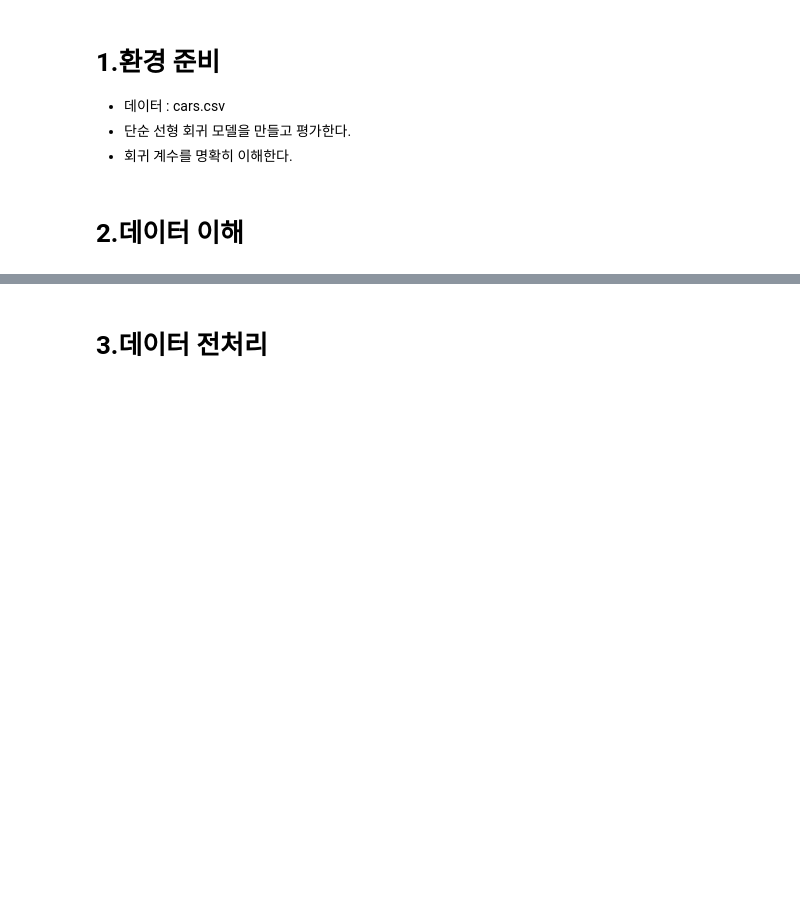
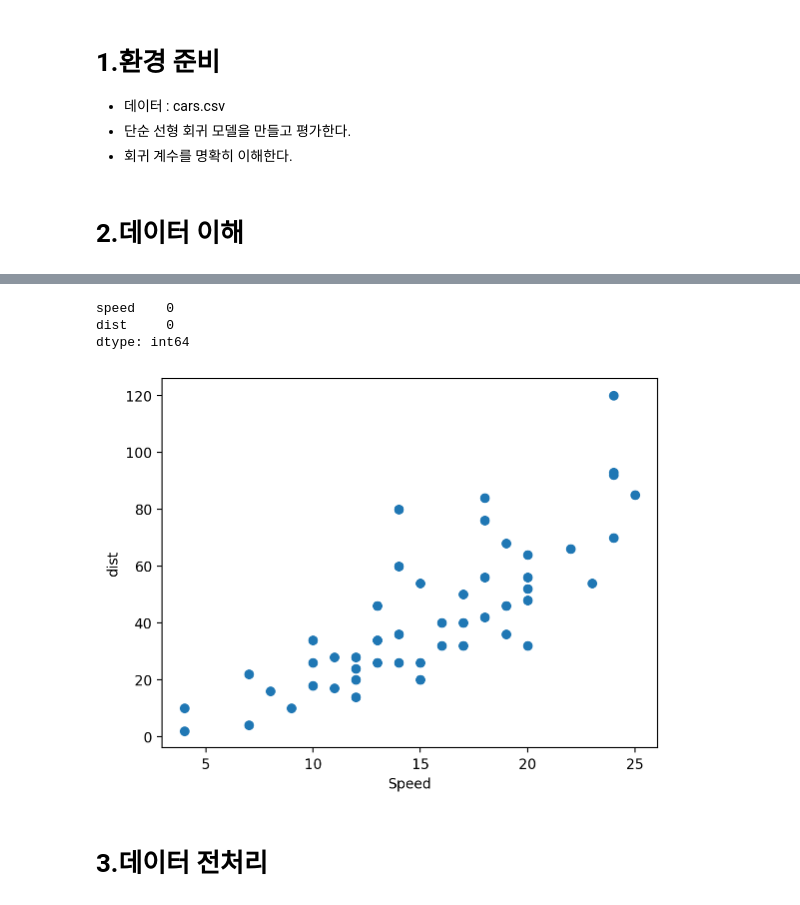
Before and after one commit to jexists/sk_network, a Jupyter notebook: 08.machine_learning/04_01_선형회귀/04_01_선형회귀(linear_regression).ipynb, the cells around one changed output, grey strips where cells are left out. Cells and saved outputs as stored; diff of their text form; code cells hidden in the pictures; blank space fills up the shorter version.

```diff
--- a/08.machine_learning/04_01_선형회귀/04_01_선형회귀(linear_regression).ipynb
+++ b/08.machine_learning/04_01_선형회귀/04_01_선형회귀(linear_regression).ipynb
@@ -19,2 +17,6 @@ warnings.filterwarnings(action='ignore')
+# %%
+# cars.csv
+path = './../00_data/cars.csv'
+df = pd.read_csv(path)
 # %% [markdown]
 # 2.데이터 이해
@@ -21,3 +65,17 @@ warnings.filterwarnings(action='ignore')
+# %%
+df.isna().sum()
+# %% [output]
+speed    0
+dist     0
+dtype: int64
+# %%
+plt.scatter(x='speed', y='dist', data=df)
+
+plt.xlabel('Speed')
+plt.ylabel('dist')
+plt.show()
+# %% [output]
+[figure, added]
 # %% [markdown]
 # 3.데이터 전처리
 # %% [markdown]
```
Also changed, not shown: parts of 16 cells of this notebook, 1 other file.
